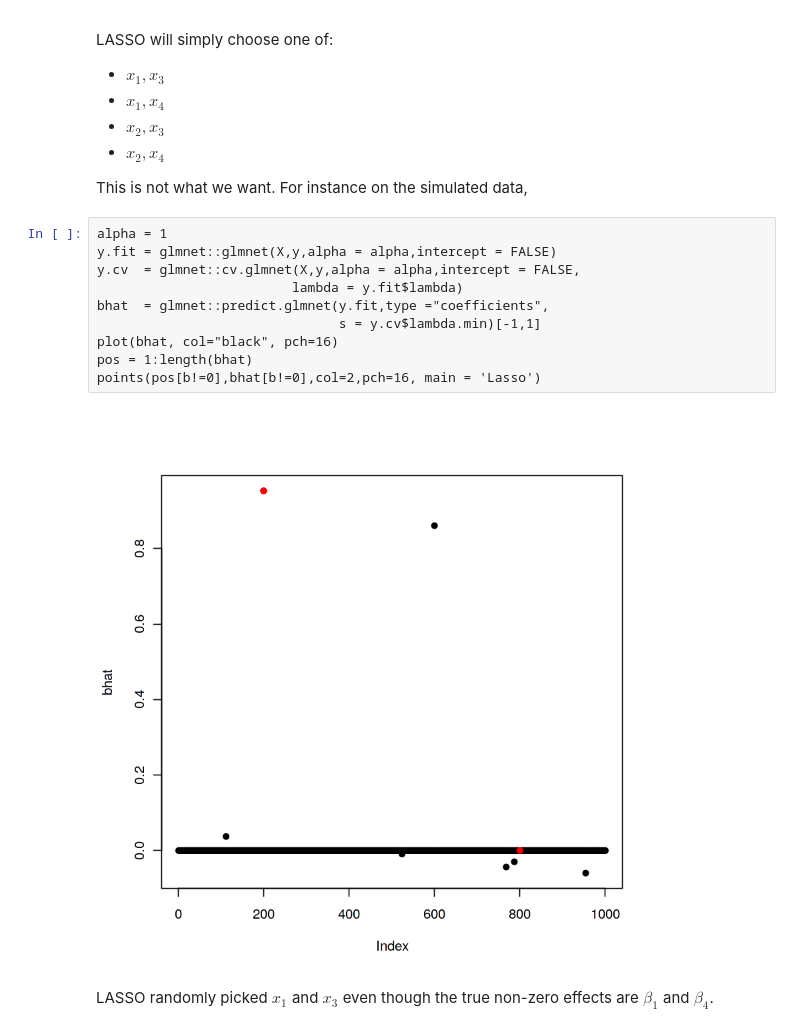
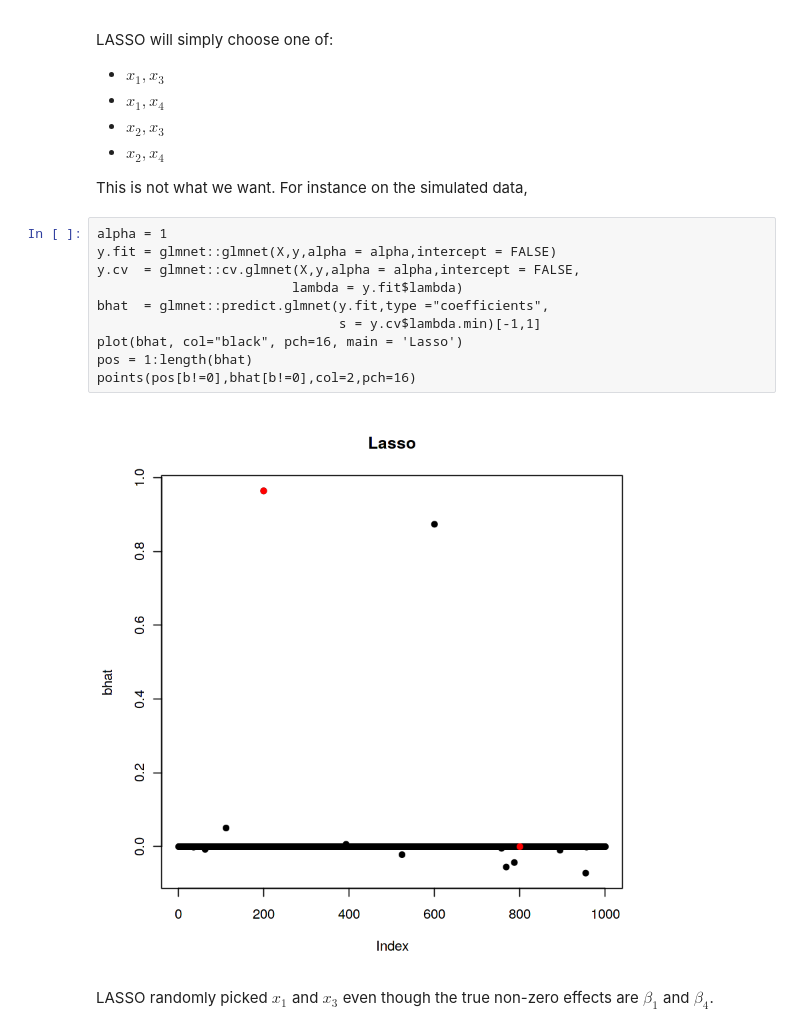
Before and after one commit to stephenslab/susie-paper, a Jupyter notebook: manuscript_results/motivating_example.ipynb, the cells around one changed output. Saved outputs shown, nothing was run; the diff lists cells and outputs as text.

Commit message:
Fix plot

```diff
--- a/manuscript_results/motivating_example.ipynb
+++ b/manuscript_results/motivating_example.ipynb
@@ -46,15 +46,15 @@ This is not what we want. For instance on the simulated data,
 # %%
 alpha = 1
 y.fit = glmnet::glmnet(X,y,alpha = alpha,intercept = FALSE)
 y.cv  = glmnet::cv.glmnet(X,y,alpha = alpha,intercept = FALSE,
                          lambda = y.fit$lambda)
 bhat  = glmnet::predict.glmnet(y.fit,type ="coefficients",
                                s = y.cv$lambda.min)[-1,1]
-plot(bhat, col="black", pch=16)
+plot(bhat, col="black", pch=16, main = 'Lasso')
 pos = 1:length(bhat)
-points(pos[b!=0],bhat[b!=0],col=2,pch=16, main = 'Lasso')
+points(pos[b!=0],bhat[b!=0],col=2,pch=16)
 # %% [output]
-[figure, old version]
+[figure, new version]
 # %% [markdown]
 LASSO randomly picked $x_1$ and $x_3$ even though the true non-zero effects are $\beta_1$ and $\beta_4$.
 # %% [markdown]
```
